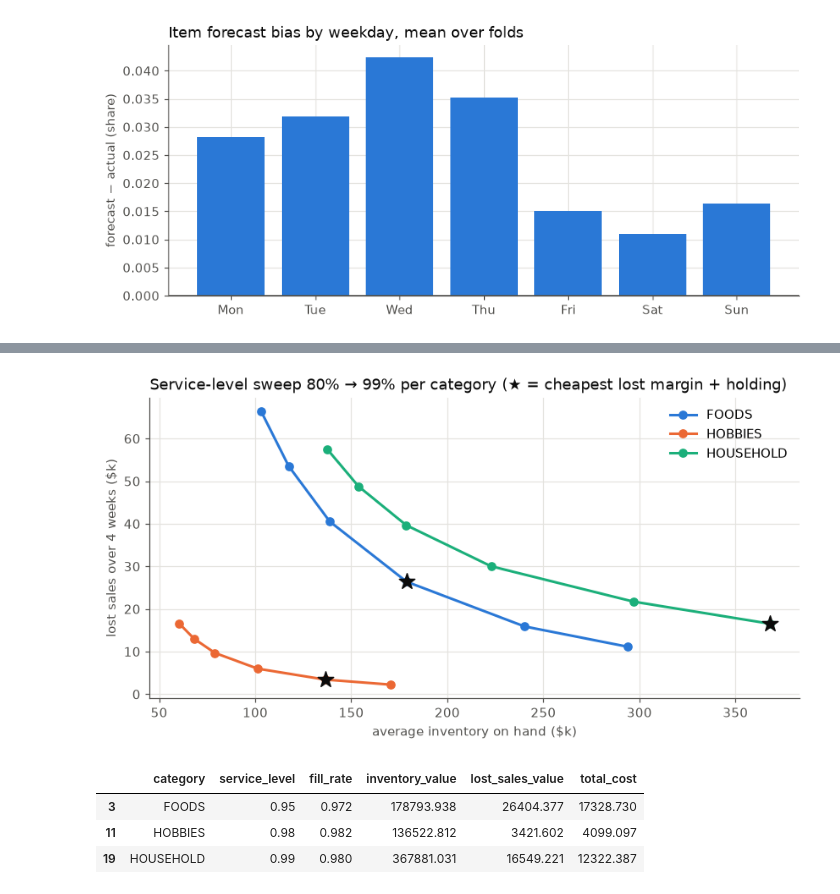
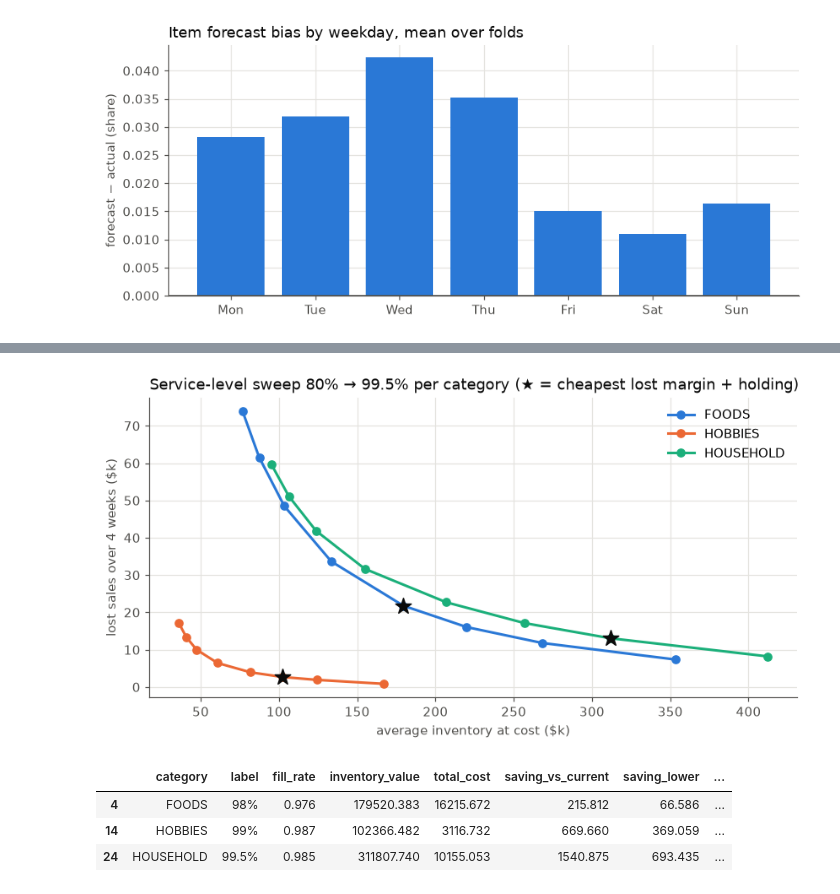
Before and after one commit to advaithvemurisai/demand-forecast-platform, a Jupyter notebook: notebooks/walkthrough.ipynb, the cells around one changed output, grey strips where cells are left out. Cells and saved outputs as stored; diff of their text form; code cells hidden in the pictures.

```diff
--- a/notebooks/walkthrough.ipynb
+++ b/notebooks/walkthrough.ipynb
@@ -291,20 +294,21 @@ Typical miss (points for rates, share of realised otherwise): {'fill_rate': 0.00
 # %%
 frontier = read("twin_frontier")
 fig, ax = plt.subplots(figsize=(9, 4.2))
 for colour, (category, part) in zip(SERIES, frontier[frontier["service_level"].notna()].groupby("category")):
     part = part.sort_values("service_level")
     ax.plot(part["inventory_value"] / 1e3, part["lost_sales_value"] / 1e3, "-o", color=colour, label=category)
     best = part[part["recommended"]]
     ax.scatter(best["inventory_value"] / 1e3, best["lost_sales_value"] / 1e3, s=160, marker="*", color=INK, zorder=3)
-ax.set_xlabel("average inventory on hand ($k)")
+ax.set_xlabel("average inventory at cost ($k)")
 ax.set_ylabel("lost sales over 4 weeks ($k)")
-ax.set_title("Service-level sweep 80% → 99% per category (★ = cheapest lost margin + holding)", color=INK, loc="left")
+ax.set_title("Service-level sweep 80% → 99.5% per category (★ = cheapest lost margin + holding)", color=INK, loc="left")
 ax.legend()
 plt.show()
-frontier[frontier["recommended"]][["category", "service_level", "fill_rate", "inventory_value", "lost_sales_value", "total_cost"]]
+# Saving vs today's segment targets, measured future by future (common random numbers): a 90% range that includes zero is not a clear win
+frontier[frontier["recommended"]][["category", "label", "fill_rate", "inventory_value", "total_cost", "saving_vs_current", "saving_lower", "saving_upper", "clear_saving", "at_grid_edge"]]
 # %% [output]
-[figure, old version]
+[figure, new version]
-|  | category | service_level | fill_rate | inventory_value | lost_sales_value | total_cost |
-| 3 | FOODS | 0.95 | 0.972 | 178793.938 | 26404.377 | 17328.730 |
-| 11 | HOBBIES | 0.98 | 0.982 | 136522.812 | 3421.602 | 4099.097 |
-| 19 | HOUSEHOLD | 0.99 | 0.980 | 367881.031 | 16549.221 | 12322.387 |
+|  | category | label | fill_rate | inventory_value | total_cost | saving_vs_current | saving_lower | ... |
+| 4 | FOODS | 98% | 0.976 | 179520.383 | 16215.672 | 215.812 | 66.586 | ... |
+| 14 | HOBBIES | 99% | 0.987 | 102366.482 | 3116.732 | 669.660 | 369.059 | ... |
+| 24 | HOUSEHOLD | 99.5% | 0.985 | 311807.740 | 10155.053 | 1540.875 | 693.435 | ... |
```
Also changed, not shown: parts of 10 cells of this notebook, 42 other files.
